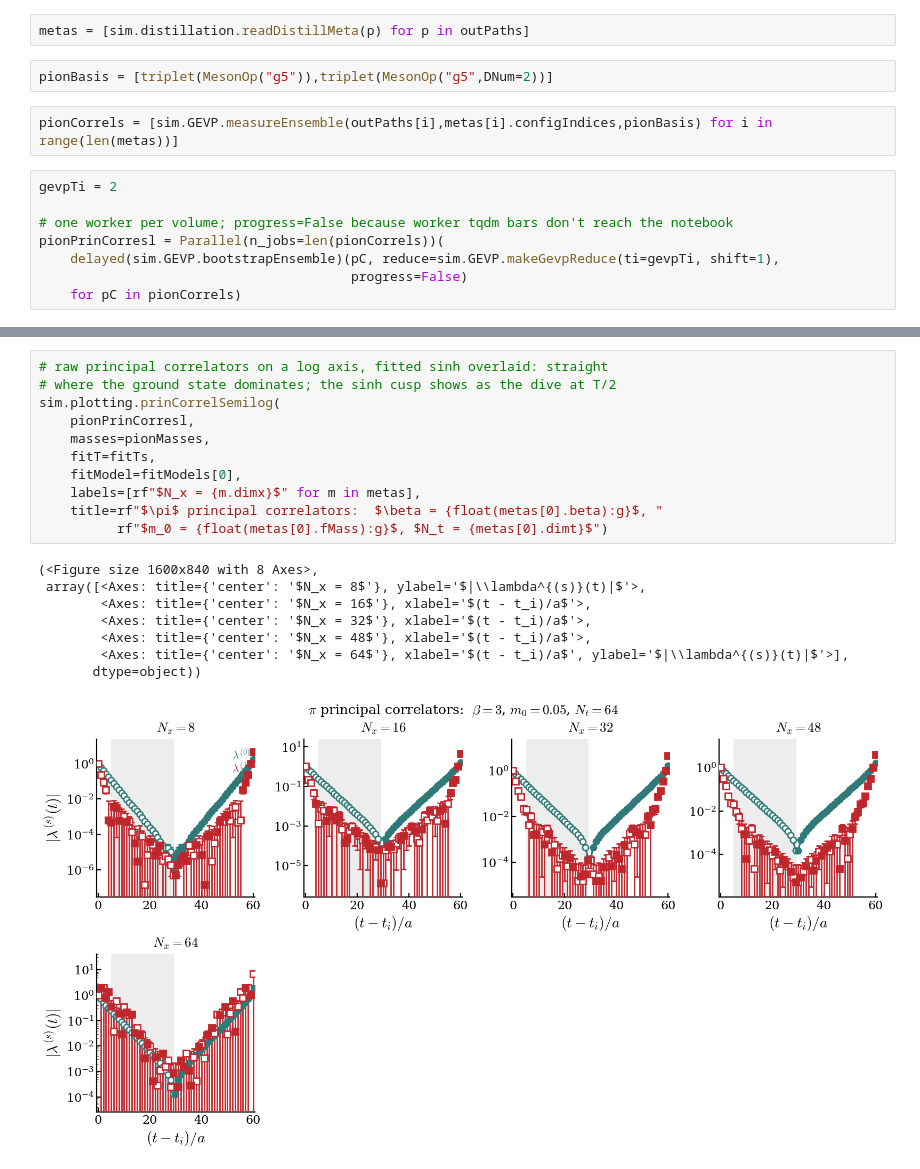
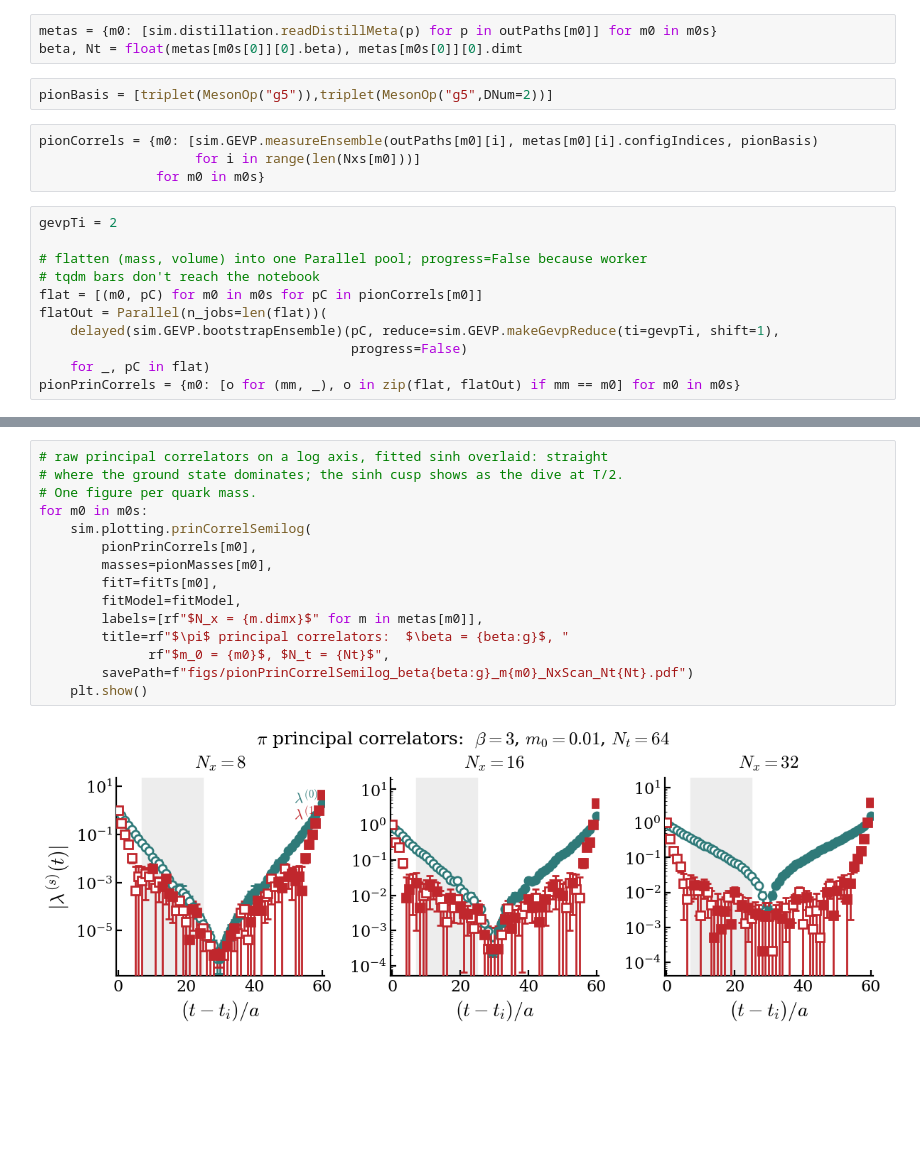
Before and after one commit to wurdahl/schwingerModel, a Jupyter notebook: finiteVolume.ipynb, the cells around one changed output, grey strips where cells are left out. Saved outputs shown, nothing was run; the diff lists cells and outputs as text; blank space fills up the shorter version.

Commit message:
progress of finite volume scan

```diff
--- a/finiteVolume.ipynb
+++ b/finiteVolume.ipynb
@@ -28,15 +44,21 @@ for i in range(len(paths)):
 # %%
-metas = [sim.distillation.readDistillMeta(p) for p in outPaths]
+metas = {m0: [sim.distillation.readDistillMeta(p) for p in outPaths[m0]] for m0 in m0s}
+beta, Nt = float(metas[m0s[0]][0].beta), metas[m0s[0]][0].dimt
 # %%
 pionBasis = [triplet(MesonOp("g5")),triplet(MesonOp("g5",DNum=2))]
 # %%
-pionCorrels = [sim.GEVP.measureEnsemble(outPaths[i],metas[i].configIndices,pionBasis) for i in range(len(metas))]
+pionCorrels = {m0: [sim.GEVP.measureEnsemble(outPaths[m0][i], metas[m0][i].configIndices, pionBasis)
+                    for i in range(len(Nxs[m0]))]
+               for m0 in m0s}
 # %%
 gevpTi = 2
 
-# one worker per volume; progress=False because worker tqdm bars don't reach the notebook
-pionPrinCorresl = Parallel(n_jobs=len(pionCorrels))(
+# flatten (mass, volume) into one Parallel pool; progress=False because worker
+# tqdm bars don't reach the notebook
+flat = [(m0, pC) for m0 in m0s for pC in pionCorrels[m0]]
+flatOut = Parallel(n_jobs=len(flat))(
     delayed(sim.GEVP.bootstrapEnsemble)(pC, reduce=sim.GEVP.makeGevpReduce(ti=gevpTi, shift=1),
                                         progress=False)
-    for pC in pionCorrels)
+    for _, pC in flat)
+pionPrinCorrels = {m0: [o for (mm, _), o in zip(flat, flatOut) if mm == m0] for m0 in m0s}
 # %%
@@ -55,20 +91,17 @@ fitModels = [sim.plotting.fitCurve("sinh", ti=gevpTi, shift=1, dimt=m.dimt) for
 # %%
 # raw principal correlators on a log axis, fitted sinh overlaid: straight
-# where the ground state dominates; the sinh cusp shows as the dive at T/2
-sim.plotting.prinCorrelSemilog(
-    pionPrinCorresl,
-    masses=pionMasses,
-    fitT=fitTs,
-    fitModel=fitModels[0],
-    labels=[rf"$N_x = {m.dimx}$" for m in metas],
-    title=rf"$\pi$ principal correlators:  $\beta = {float(metas[0].beta):g}$, "
-          rf"$m_0 = {float(metas[0].fMass):g}$, $N_t = {metas[0].dimt}$")
+# where the ground state dominates; the sinh cusp shows as the dive at T/2.
+# One figure per quark mass.
+for m0 in m0s:
+    sim.plotting.prinCorrelSemilog(
+        pionPrinCorrels[m0],
+        masses=pionMasses[m0],
+        fitT=fitTs[m0],
+        fitModel=fitModel,
+        labels=[rf"$N_x = {m.dimx}$" for m in metas[m0]],
+        title=rf"$\pi$ principal correlators:  $\beta = {beta:g}$, "
+              rf"$m_0 = {m0}$, $N_t = {Nt}$",
+        savePath=f"figs/pionPrinCorrelSemilog_beta{beta:g}_m{m0}_NxScan_Nt{Nt}.pdf")
+    plt.show()
 # %% [output]
-(<Figure size 1600x840 with 8 Axes>,
- array([<Axes: title={'center': '$N_x = 8$'}, ylabel='$|\\lambda^{(s)}(t)|$'>,
-        <Axes: title={'center': '$N_x = 16$'}, xlabel='$(t - t_i)/a$'>,
-        <Axes: title={'center': '$N_x = 32$'}, xlabel='$(t - t_i)/a$'>,
-        <Axes: title={'center': '$N_x = 48$'}, xlabel='$(t - t_i)/a$'>,
-        <Axes: title={'center': '$N_x = 64$'}, xlabel='$(t - t_i)/a$', ylabel='$|\\lambda^{(s)}(t)|$'>],
-       dtype=object))
-[figure, old version]
+[figure, new version]
```
Also changed, not shown: parts of 8 cells of this notebook, 30 other files.
